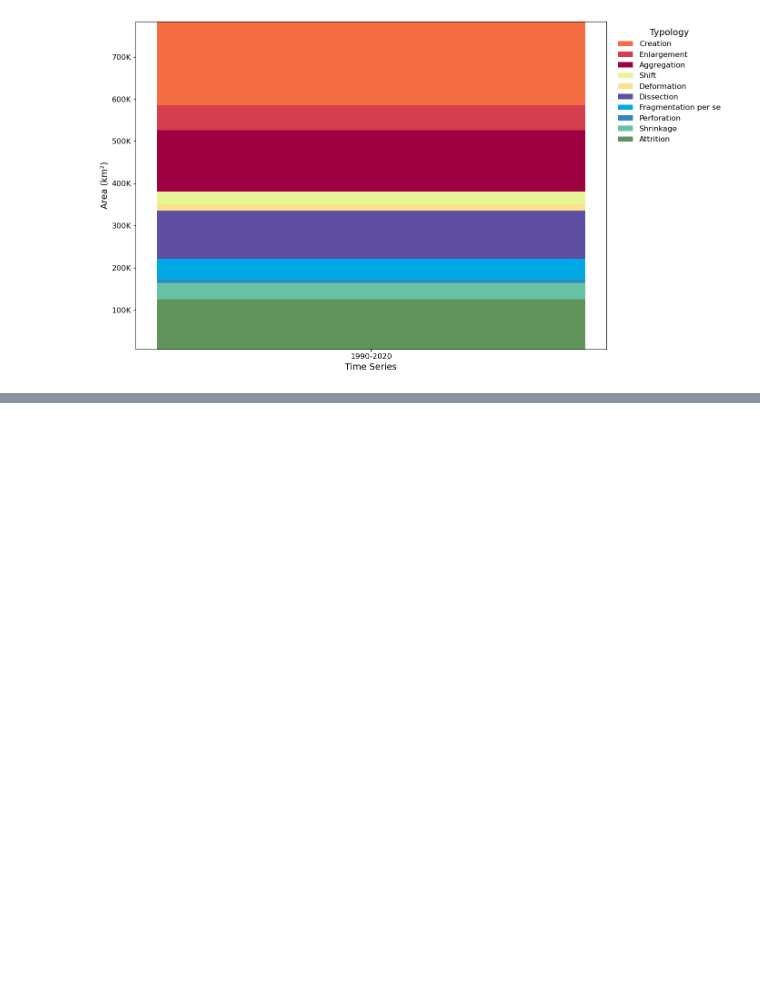
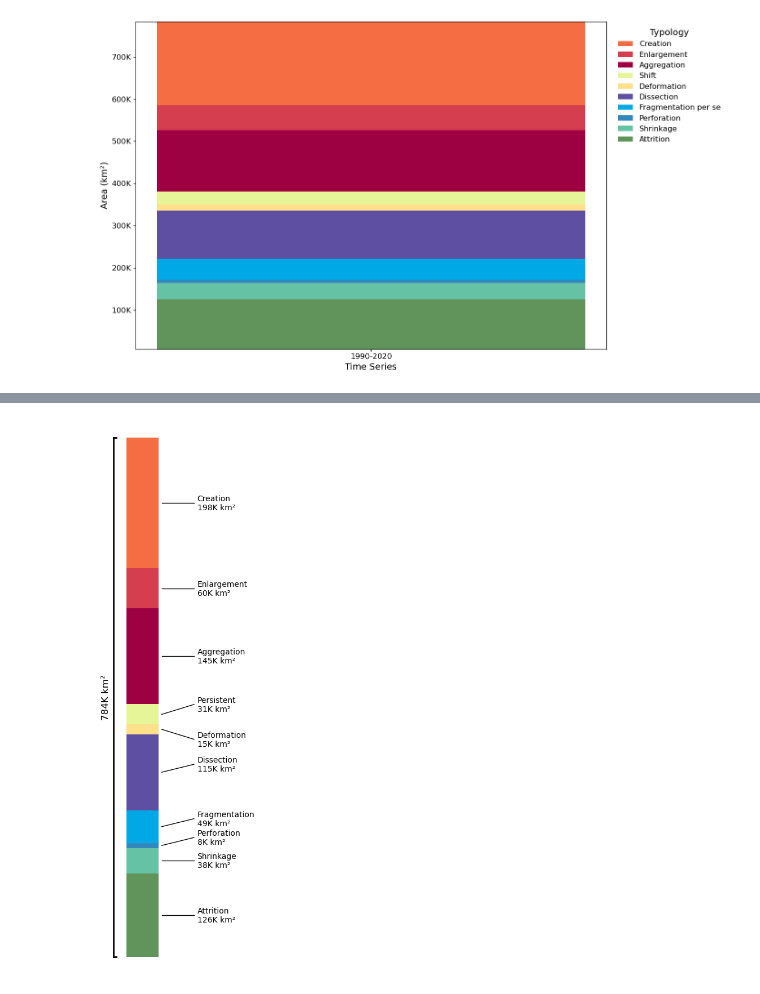
Before and after one commit to mschappert/typology, a Jupyter notebook: Code/grapghs.ipynb, the cells around one changed output, grey strips where cells are left out. Drawn from its saved outputs; the diff is of its cells as text; code cells hidden in the pictures; blank space fills up the shorter version.

```diff
--- a/Code/grapghs.ipynb
+++ b/Code/grapghs.ipynb
@@ -356,0 +496,86 @@ plt.show()
+# %%
+# time series
+df = pd.read_excel('/home/gisuser/code/data/typology_TS.xlsx', index_col=0)
+# Sum all columns to get total for each typology
+df_total = df.sum(axis=1)
+
+colors = {
+    "Aggregation": "#9E0142",
+    "Attrition": "#61945A",
+    "Creation": "#F46D43",
+    "Dissection": "#5E4FA2",
+    "Fragmentation per se": "#00A9E6",
+    "Shrinkage": "#66C2A5",
+    "Perforation": "#3288BD",
+    "Enlargement": "#D53E4F",
+    "Persistent": "#E6F598",
+    "Deformation": "#FEE08B"
+}
+
+typology_order = [
+    "Attrition", "Shrinkage", "Perforation", "Fragmentation per se", "Dissection",
+    "Deformation", "Persistent",
+    "Aggregation", "Enlargement", "Creation"
+]
+
+fig, ax = plt.subplots(figsize=(3, 10))
+
+# Create single vertical bar
+bottom = 0
+for i, typ in enumerate(typology_order):
+    if typ in df_total.index:
+        value = df_total.loc[typ]
+        ax.bar(0, value, bottom=bottom, color=colors.get(typ, "#cccccc"), width=0.5, label=typ)
+
+        # Specific offsets for problematic labels
+        mid_point = bottom + value/2
+        if typ == "Deformation":
+            offset = -15000 # this fixes the issue with overlap with persistent
+        elif typ == "Persistent":
+            offset = 15000
+        elif i in [2, 3, 4]:  # Perforation, Fragmentation, Dissection
+            offset = 12000 # fixes overlap issue for these typologies
+        else:
+            offset = 0
+
+        label_y = mid_point + offset
+
+        # Add diagonal leader line
+        ax.plot([0.3, 0.8], [mid_point, label_y], 'k-', linewidth=1)
+
+        # Shorten long names for better display
+        display_name = "Fragmentation" if typ == "Fragmentation per se" else typ
+        ax.text(0.85, label_y, f'{display_name}\n{value/1000:.0f}K km²', va='center', ha='left', fontsize=10)
+
+        bottom += value
+
+# orignal code from amazon q with stnadard graph layout
+#ax.set_xlim(-0.5, 2.5)
+#ax.set_ylabel('Total Area (km²)', fontsize=12)
+#ax.yaxis.set_major_formatter(ticker.FuncFormatter(lambda x, pos: f'{x/1000:.0f}K'))
+#ax.set_xticks([])
+#ax.set_xlabel('1990-2020 Time Series', fontsize=12)
+
+# Customized graph layout
+df_total = df.sum(axis=1)
+total_sum = df_total.sum()
+
+ax.set_yticks([]) # removes tick marks on both axes
+ax.plot([-0.45, -0.45], [0, total_sum], 'k-', linewidth=2)  # Vertical bracket line
+ax.plot([-0.45, -0.4], [0, 0], 'k-', linewidth=2)  # Bottom bracket
+ax.plot([-0.45, -0.4], [total_sum, total_sum], 'k-', linewidth=2)  # Top bracket
+ax.text(-0.5, total_sum/2, f'{total_sum/1000:.0f}K km²', rotation=90, va='center', ha='right', fontsize=12) # bracket label
+ax.xaxis.set_visible(False) # remove x axis line
+ax.set_ylim(-20000, total_sum + 20000) # adds space bewlow x to prevent cutting off bottom brack (bc using the above line)
+
+# remove box around graph
+ax.spines['top'].set_visible(False)
+ax.spines['right'].set_visible(False)
+ax.spines['bottom'].set_visible(False)
+ax.spines['left'].set_visible(False)
+
+
+plt.tight_layout()
+plt.show()
+# %% [output]
+[figure, added]
```
Also changed, not shown: parts of 6 cells of this notebook, 4 other files.
